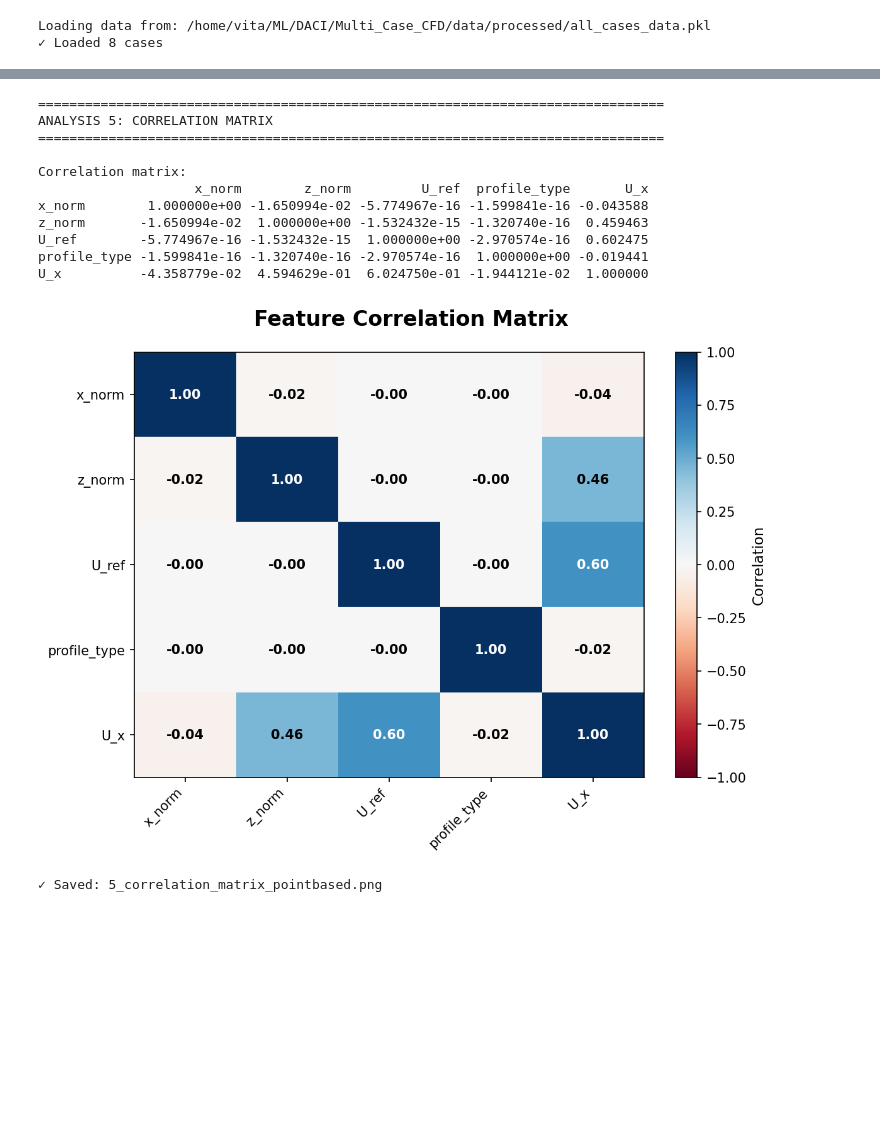
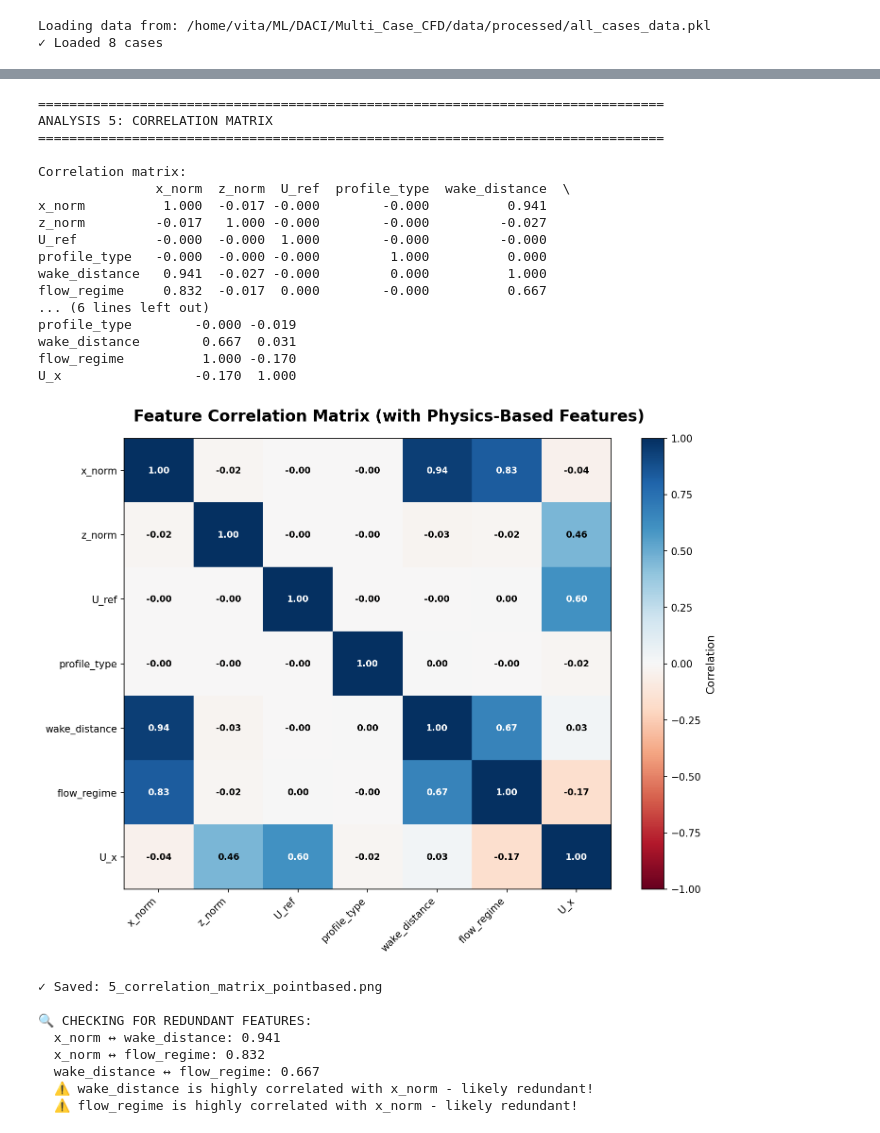
Before and after one commit to uhlirvit/DACI_Multi-case-cfd, a Jupyter notebook: notebooks/Step2__Data_analysis_Points_level.ipynb, the cells around one changed output, grey strips where cells are left out. Saved outputs shown, nothing was run; the diff lists cells and outputs as text; code cells hidden in the pictures; blank space fills up the shorter version.

```diff
--- a/notebooks/Step2__Data_analysis_Points_level.ipynb
+++ b/notebooks/Step2__Data_analysis_Points_level.ipynb
@@ -38,10 +38,14 @@ warnings.filterwarnings('ignore')
 INPUT_FILE = PROCESSED_DATA_DIR / 'all_cases_data.pkl'
 OUTPUT_DIR = FIGURES_DIR
 
-# Cube geometry (for reference)
-H_CUBE = 0.015  # meters
-X_CUBE_FRONT = 0.075
-X_CUBE_BACK = 0.090
+# Cube geometry
+H_CUBE = 0.015  # meters (cube height)
+X_CUBE_FRONT = 0.075  # meters (front face of cube)
+X_CUBE_BACK = 0.090  # meters (back face of cube)
+L_DOMAIN = 0.315  # meters (domain length for reference)
+
+# Flow regime boundaries (in cube heights from cube back)
+X_RECOVERY = 0.20  # meters - approximate start of recovered flow
 
 # Plot settings
 plt.rcParams['figure.dpi'] = 150
@@ -583,49 +702,72 @@ print(f"\n{'='*80}")
 print("ANALYSIS 5: CORRELATION MATRIX")
 print("="*80)
 
-# Create correlation matrix
-corr_features = df[['x_norm', 'z_norm', 'U_ref', 'profile_type', 'U_x']]
+# Create correlation matrix with new features
+corr_features = df[['x_norm', 'z_norm', 'U_ref', 'profile_type', 'wake_distance', 'flow_regime', 'U_x']]
 corr_matrix = corr_features.corr()
 
 print("\nCorrelation matrix:")
-print(corr_matrix)
+print(corr_matrix.round(3))
 
-fig, ax = plt.subplots(1, 1, figsize=(8, 6))
-fig.suptitle('Feature Correlation Matrix', fontsize=16, fontweight='bold')
+fig, ax = plt.subplots(1, 1, figsize=(10, 8))
+fig.suptitle('Feature Correlation Matrix (with Physics-Based Features)', fontsize=16, fontweight='bold')
 
 im = ax.imshow(corr_matrix, cmap='RdBu', aspect='auto', vmin=-1, vmax=1)
 ax.set_xticks(range(len(corr_matrix.columns)))
 ax.set_xticklabels(corr_matrix.columns, rotation=45, ha='right')
 ax.set_yticks(range(len(corr_matrix.columns)))
 ax.set_yticklabels(corr_matrix.columns)
 
-# Add text annotations
 for i in range(len(corr_matrix.columns)):
     for j in range(len(corr_matrix.columns)):
         text = ax.text(j, i, f'{corr_matrix.iloc[i, j]:.2f}',
                       ha="center", va="center",
                       color="white" if abs(corr_matrix.iloc[i, j]) > 0.5 else "black",
-                      fontsize=10, fontweight='bold')
+                      fontsize=9, fontweight='bold')
 
 plt.colorbar(im, ax=ax, label='Correlation')
 plt.tight_layout()
 plt.savefig(OUTPUT_DIR / '5_correlation_matrix_pointbased.png', dpi=300, bbox_inches='tight')
 plt.show()
 print("✓ Saved: 5_correlation_matrix_pointbased.png")
 plt.close()
+
+# Check for redundant features
+print("\n🔍 CHECKING FOR REDUNDANT FEATURES:")
+print(f"  x_norm ↔ wake_distance: {corr_matrix.loc['x_norm', 'wake_distance']:.3f}")
+print(f"  x_norm ↔ flow_regime: {corr_matrix.loc['x_norm', 'flow_regime']:.3f}")
+print(f"  wake_distance ↔ flow_regime: {corr_matrix.loc['wake_distance', 'flow_regime']:.3f}")
+
+if abs(corr_matrix.loc['x_norm', 'wake_distance']) > 0.8:
+    print("  ⚠️ wake_distance is highly correlated with x_norm - likely redundant!")
+if abs(corr_matrix.loc['x_norm', 'flow_regime']) > 0.8:
+    print("  ⚠️ flow_regime is highly correlated with x_norm - likely redundant!")
 # %% [output]
 ================================================================================
 ANALYSIS 5: CORRELATION MATRIX
 ================================================================================
 
 Correlation matrix:
-                    x_norm        z_norm         U_ref  profile_type       U_x
-x_norm        1.000000e+00 -1.650994e-02 -5.774967e-16 -1.599841e-16 -0.043588
-z_norm       -1.650994e-02  1.000000e+00 -1.532432e-15 -1.320740e-16  0.459463
-U_ref        -5.774967e-16 -1.532432e-15  1.000000e+00 -2.970574e-16  0.602475
-profile_type -1.599841e-16 -1.320740e-16 -2.970574e-16  1.000000e+00 -0.019441
-U_x          -4.358779e-02  4.594629e-01  6.024750e-01 -1.944121e-02  1.000000
+               x_norm  z_norm  U_ref  profile_type  wake_distance  \
+x_norm          1.000  -0.017 -0.000        -0.000          0.941
+z_norm         -0.017   1.000 -0.000        -0.000         -0.027
+U_ref          -0.000  -0.000  1.000        -0.000         -0.000
+profile_type   -0.000  -0.000 -0.000         1.000          0.000
+wake_distance   0.941  -0.027 -0.000         0.000          1.000
+flow_regime     0.832  -0.017  0.000        -0.000          0.667
+... (6 lines left out)
+profile_type        -0.000 -0.019
+wake_distance        0.667  0.031
+flow_regime          1.000 -0.170
+U_x                 -0.170  1.000
-[figure, old version]
+[figure, new version]
 ✓ Saved: 5_correlation_matrix_pointbased.png
+
+🔍 CHECKING FOR REDUNDANT FEATURES:
+  x_norm ↔ wake_distance: 0.941
+  x_norm ↔ flow_regime: 0.832
+  wake_distance ↔ flow_regime: 0.667
+  ⚠️ wake_distance is highly correlated with x_norm - likely redundant!
+  ⚠️ flow_regime is highly correlated with x_norm - likely redundant!
 # %%
 # ============================================================================
```
Also changed, not shown: parts of 8 cells of this notebook, 7 other files.
